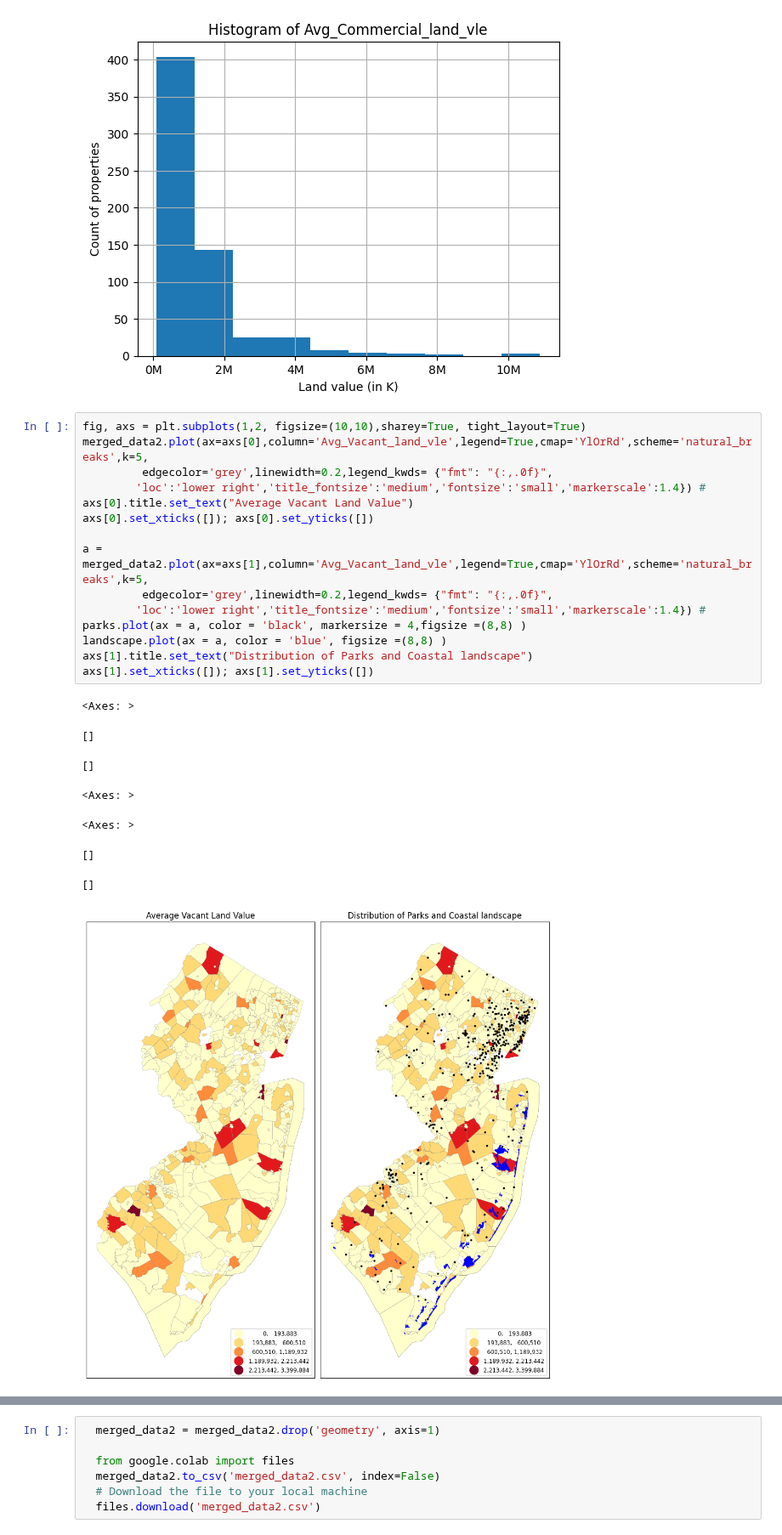
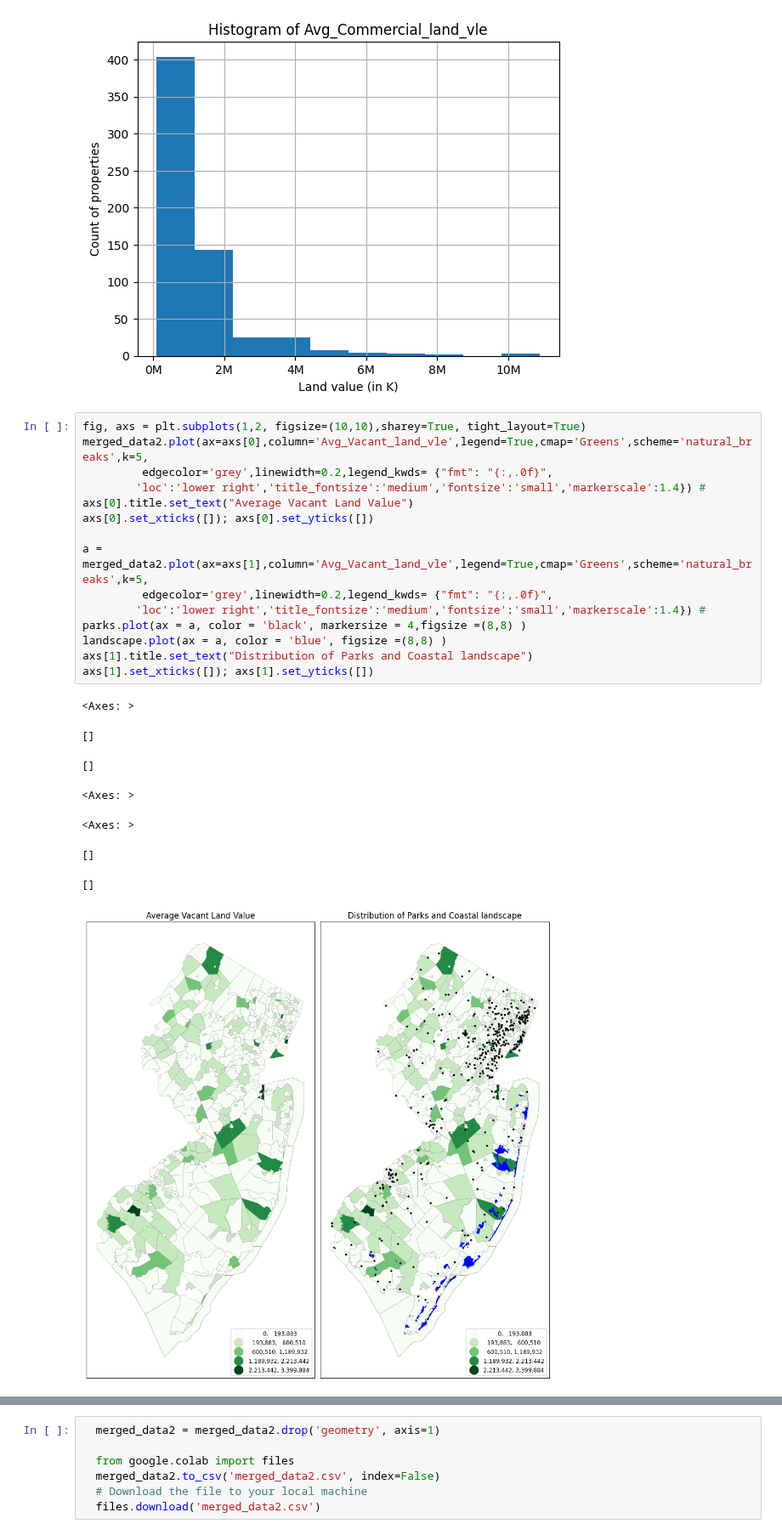
Before and after one commit to NihilKottal001/GIS, a Jupyter notebook: PS2.ipynb, the cells around one changed output, grey strips where cells are left out. Shown at 85% size. Saved outputs shown, nothing was run; the diff lists cells and outputs as text.

```diff
--- a/PS2.ipynb
+++ b/PS2.ipynb
@@ -592,27 +592,27 @@ Text(0.5, 1.0, 'Histogram of Avg_Commercial_land_vle')
 [figure]
 # %%
 fig, axs = plt.subplots(1,2, figsize=(10,10),sharey=True, tight_layout=True)
-merged_data2.plot(ax=axs[0],column='Avg_Vacant_land_vle',legend=True,cmap='YlOrRd',scheme='natural_breaks',k=5,
+merged_data2.plot(ax=axs[0],column='Avg_Vacant_land_vle',legend=True,cmap='Greens',scheme='natural_breaks',k=5,
          edgecolor='grey',linewidth=0.2,legend_kwds= {"fmt": "{:,.0f}",
         'loc':'lower right','title_fontsize':'medium','fontsize':'small','markerscale':1.4}) #
 axs[0].title.set_text("Average Vacant Land Value")
 axs[0].set_xticks([]); axs[0].set_yticks([])
 
-a = merged_data2.plot(ax=axs[1],column='Avg_Vacant_land_vle',legend=True,cmap='YlOrRd',scheme='natural_breaks',k=5,
+a = merged_data2.plot(ax=axs[1],column='Avg_Vacant_land_vle',legend=True,cmap='Greens',scheme='natural_breaks',k=5,
          edgecolor='grey',linewidth=0.2,legend_kwds= {"fmt": "{:,.0f}",
         'loc':'lower right','title_fontsize':'medium','fontsize':'small','markerscale':1.4}) #
 parks.plot(ax = a, color = 'black', markersize = 4,figsize =(8,8) )
 landscape.plot(ax = a, color = 'blue', figsize =(8,8) )
 axs[1].title.set_text("Distribution of Parks and Coastal landscape")
 axs[1].set_xticks([]); axs[1].set_yticks([])
 # %% [output]
 <Axes: >
 []
 []
 <Axes: >
 <Axes: >
 []
 []
-[figure, old version]
+[figure, new version]
 # %%
 fig, axs = plt.subplots(1,2, figsize=(10,10),sharey=True, tight_layout=True)
```
Also changed, not shown: parts of 2 cells of this notebook.
